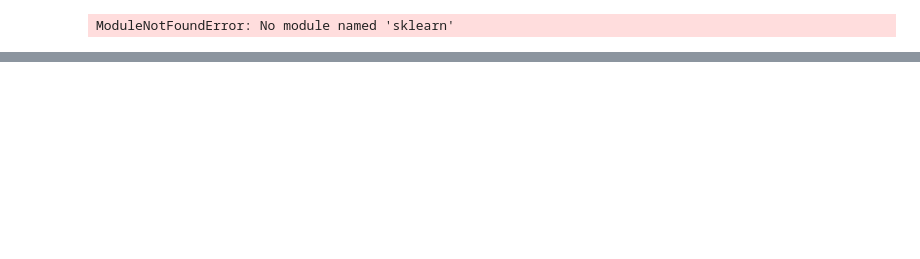
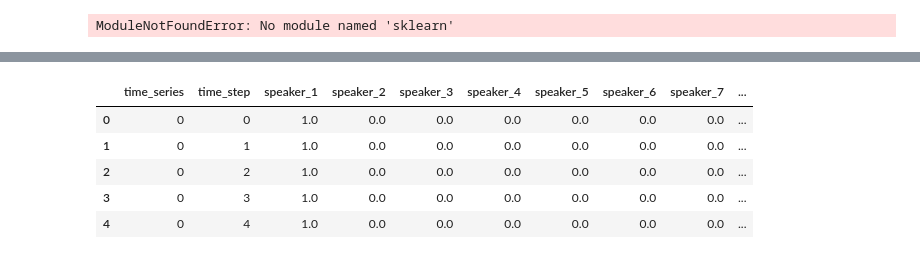
Before and after one commit to kikisprdx/NN_Semester_Project, a Jupyter notebook: NN_Kikis.ipynb, the cells around one changed output, grey strips where cells are left out. Saved outputs shown, nothing was run; the diff lists cells and outputs as text; code cells hidden in the pictures; blank space fills up the shorter version.

```diff
--- a/NN_Kikis.ipynb
+++ b/NN_Kikis.ipynb
@@ -171,0 +202,9 @@ test_outputs_df.to_csv('test_outputs.csv')
+# %%
+train_outputs_df_Y.head(5)
+# %% [output]
+|  | time_series | time_step | speaker_1 | speaker_2 | speaker_3 | speaker_4 | speaker_5 | speaker_6 | speaker_7 | ... |
+| 0 | 0 | 0 | 1.0 | 0.0 | 0.0 | 0.0 | 0.0 | 0.0 | 0.0 | ... |
+| 1 | 0 | 1 | 1.0 | 0.0 | 0.0 | 0.0 | 0.0 | 0.0 | 0.0 | ... |
+| 2 | 0 | 2 | 1.0 | 0.0 | 0.0 | 0.0 | 0.0 | 0.0 | 0.0 | ... |
+| 3 | 0 | 3 | 1.0 | 0.0 | 0.0 | 0.0 | 0.0 | 0.0 | 0.0 | ... |
+| 4 | 0 | 4 | 1.0 | 0.0 | 0.0 | 0.0 | 0.0 | 0.0 | 0.0 | ... |
```
Also changed, not shown: parts of 19 cells of this notebook, 6 other files.
